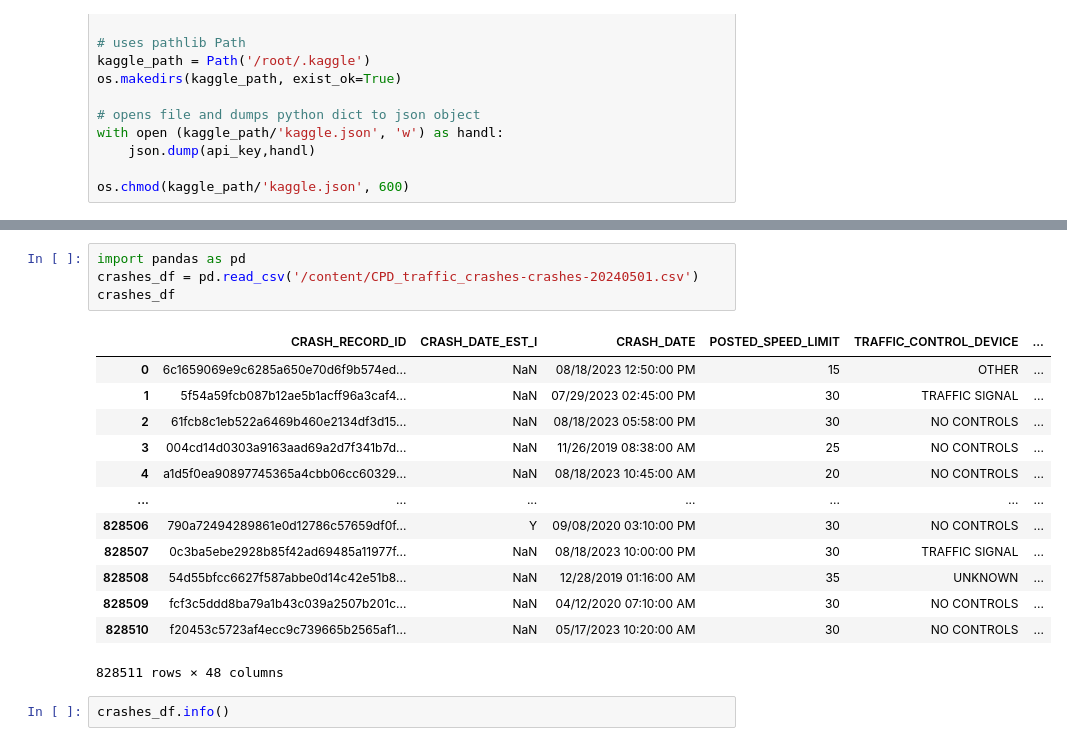
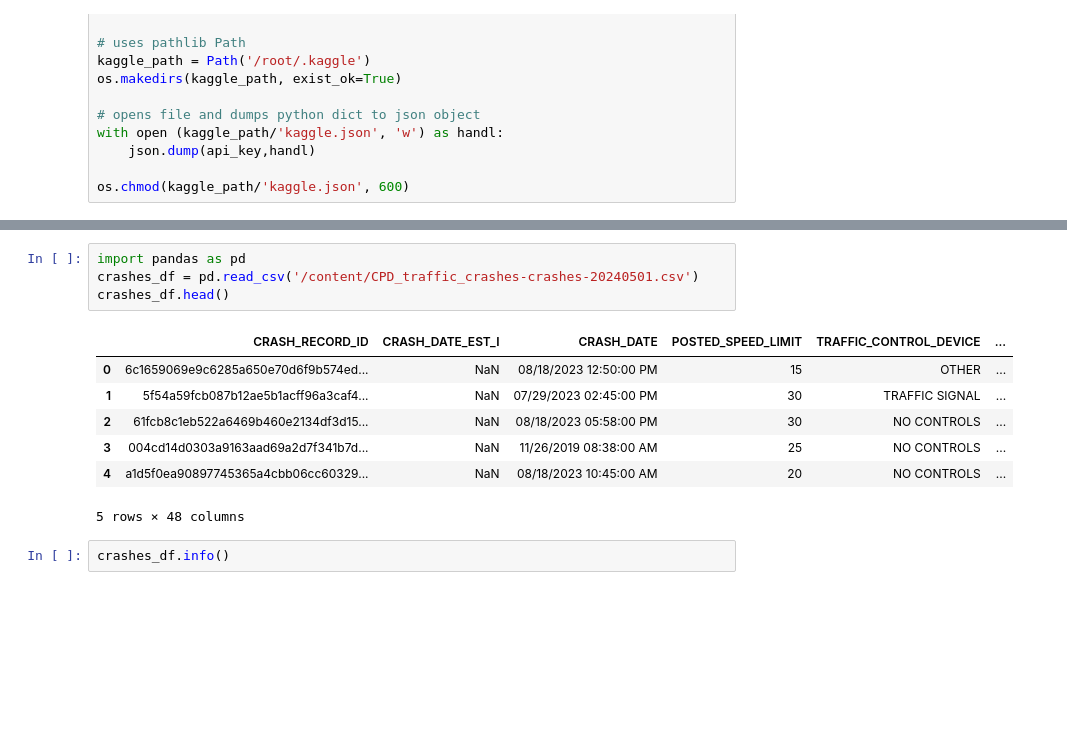
Before and after one commit to joeldmott/chicago_auto_accidents_project, a Jupyter notebook: data_engineering_notebook.ipynb, the cells around one changed output, grey strips where cells are left out. Cells and saved outputs as stored; diff of their text form; blank space fills up the shorter version.

```diff
--- a/data_engineering_notebook.ipynb
+++ b/data_engineering_notebook.ipynb
@@ -52,21 +46,15 @@ Archive:  /content/CPD_traffic_crashes-vehicles-20240501.csv.zip
 # %%
 import pandas as pd
 crashes_df = pd.read_csv('/content/CPD_traffic_crashes-crashes-20240501.csv')
-crashes_df
+crashes_df.head()
 # %% [output]
 |  | CRASH_RECORD_ID | CRASH_DATE_EST_I | CRASH_DATE | POSTED_SPEED_LIMIT | TRAFFIC_CONTROL_DEVICE | ... |
 | 0 | 6c1659069e9c6285a650e70d6f9b574ed... | NaN | 08/18/2023 12:50:00 PM | 15 | OTHER | ... |
 | 1 | 5f54a59fcb087b12ae5b1acff96a3caf4... | NaN | 07/29/2023 02:45:00 PM | 30 | TRAFFIC SIGNAL | ... |
 | 2 | 61fcb8c1eb522a6469b460e2134df3d15... | NaN | 08/18/2023 05:58:00 PM | 30 | NO CONTROLS | ... |
 | 3 | 004cd14d0303a9163aad69a2d7f341b7d... | NaN | 11/26/2019 08:38:00 AM | 25 | NO CONTROLS | ... |
 | 4 | a1d5f0ea90897745365a4cbb06cc60329... | NaN | 08/18/2023 10:45:00 AM | 20 | NO CONTROLS | ... |
-| ... | ... | ... | ... | ... | ... | ... |
-| 828506 | 790a72494289861e0d12786c57659df0f... | Y | 09/08/2020 03:10:00 PM | 30 | NO CONTROLS | ... |
-| 828507 | 0c3ba5ebe2928b85f42ad69485a11977f... | NaN | 08/18/2023 10:00:00 PM | 30 | TRAFFIC SIGNAL | ... |
-| 828508 | 54d55bfcc6627f587abbe0d14c42e51b8... | NaN | 12/28/2019 01:16:00 AM | 35 | UNKNOWN | ... |
-| 828509 | fcf3c5ddd8ba79a1b43c039a2507b201c... | NaN | 04/12/2020 07:10:00 AM | 30 | NO CONTROLS | ... |
-| 828510 | f20453c5723af4ecc9c739665b2565af1... | NaN | 05/17/2023 10:20:00 AM | 30 | NO CONTROLS | ... |
-828511 rows × 48 columns
+5 rows × 48 columns
 # %%
 crashes_df.info()
 # %% [output]
```
Also changed, not shown: parts of 41 cells of this notebook.
